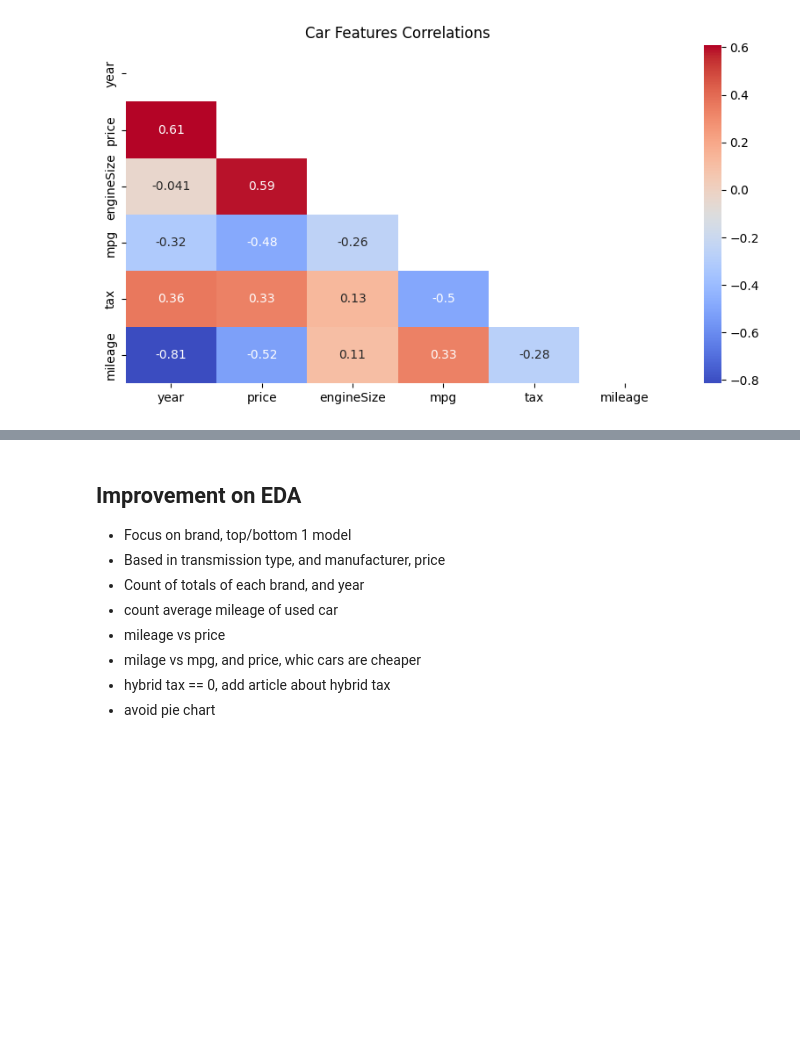
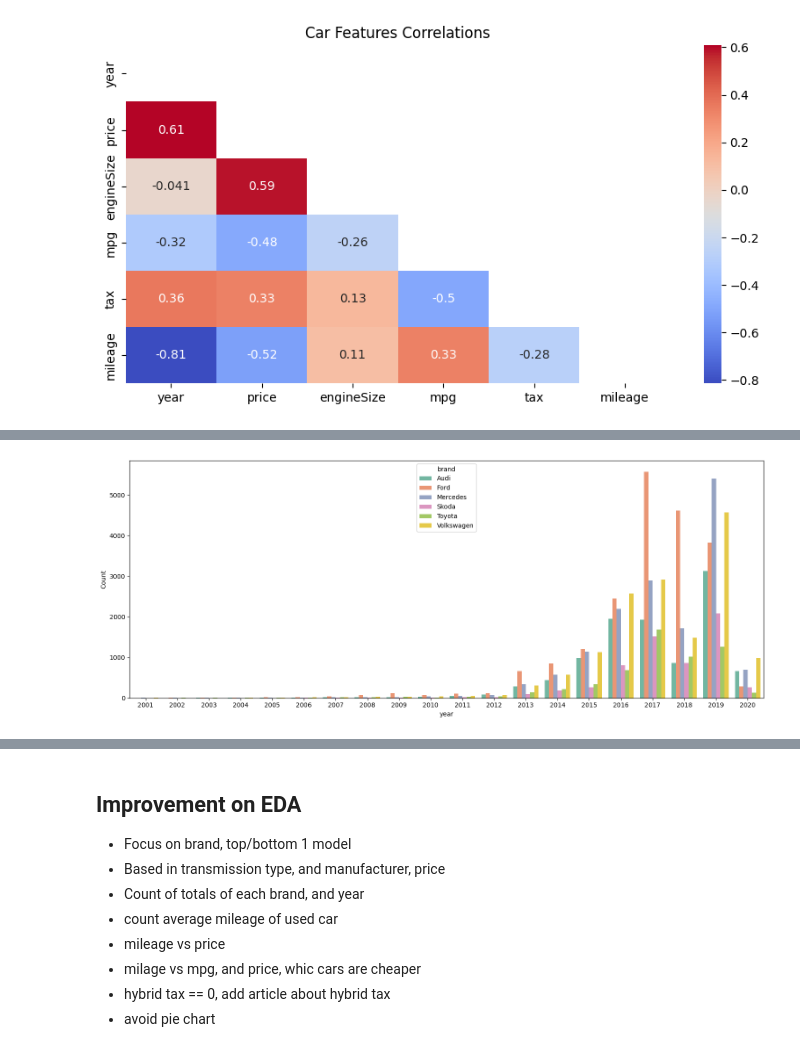
Before and after one commit to d-widyantama/ML-Regression-UsedCarsPrediction-finpro-alpha, a Jupyter notebook: 3-EDA.ipynb, the cells around one changed output, grey strips where cells are left out. Saved outputs shown, nothing was run; the diff lists cells and outputs as text; code cells hidden in the pictures; blank space fills up the shorter version.

```diff
--- a/3-EDA.ipynb
+++ b/3-EDA.ipynb
@@ -202,0 +274,17 @@ From the correlation matrix, we can see that the features with the highest corre
+# %%
+year_mean = combined_final.groupby('year')['price'].mean().reset_index()
+
+# Count of totals of each brand and year
+brand_year_counts = combined_final.groupby(['brand', 'year']).size().reset_index(name='count')
+
+# Plot yearly mean price and count of each brand-year combination
+fig, ax1 = plt.subplots(figsize=(15, 6))
+
+# Create a second y-axis for the count of each brand-year combination
+sns.barplot(x='year', y='count', hue='brand', data=brand_year_counts, palette='Set2', dodge=True)
+ax1.set_ylabel('Count')  # Fix the line here
+
+plt.tight_layout()
+plt.show()
+# %% [output]
+[figure, added]
```
Also changed, not shown: parts of 20 cells of this notebook.
